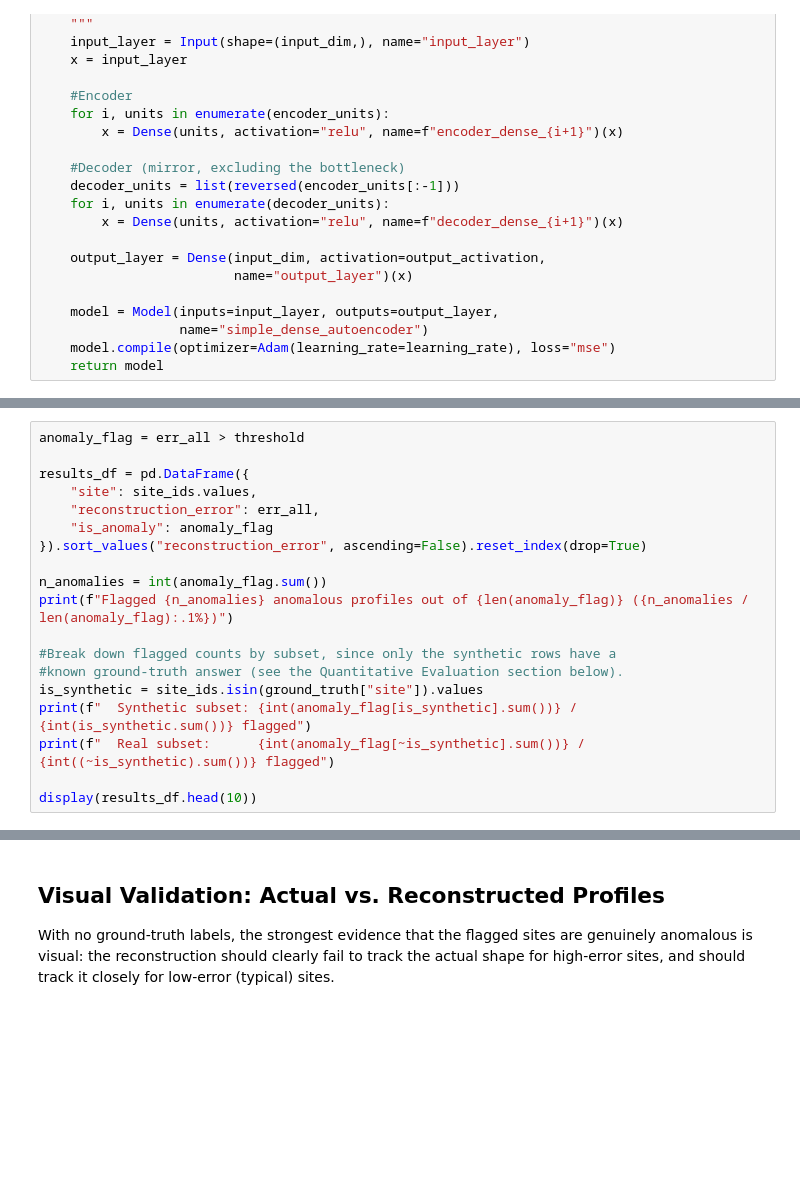
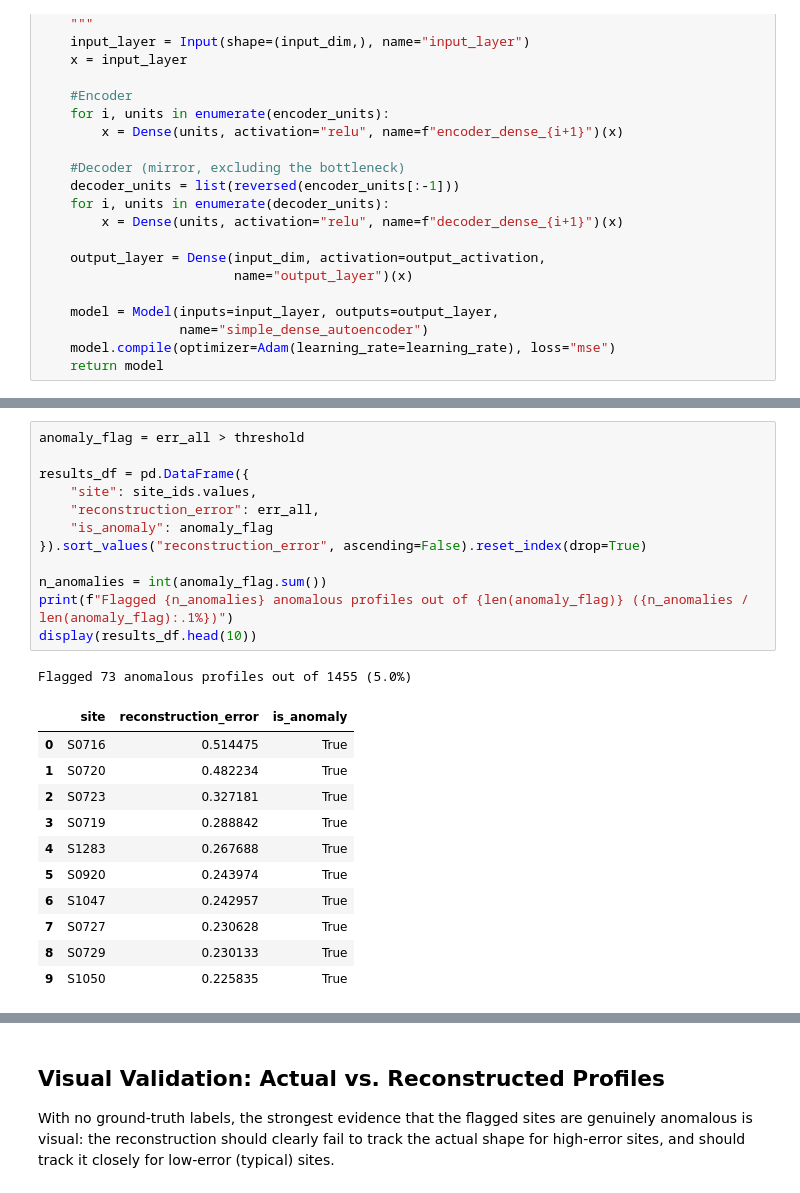
Before and after one commit to diego1soler/network-anomaly-detection, a Jupyter notebook: SDA.ipynb, the cells around one changed output, grey strips where cells are left out. Cells and saved outputs as stored; diff of their text form; blank space fills up the shorter version.

```diff
--- a/SDA.ipynb
+++ b/SDA.ipynb
@@ -424,22 +425,28 @@ print(f"Sites in val exceeding threshold:   {np.sum(err_val > threshold)} / {len
 # %%
 anomaly_flag = err_all > threshold
 
 results_df = pd.DataFrame({
     "site": site_ids.values,
     "reconstruction_error": err_all,
     "is_anomaly": anomaly_flag
 }).sort_values("reconstruction_error", ascending=False).reset_index(drop=True)
 
 n_anomalies = int(anomaly_flag.sum())
 print(f"Flagged {n_anomalies} anomalous profiles out of {len(anomaly_flag)} ({n_anomalies / len(anomaly_flag):.1%})")
-
-#Break down flagged counts by subset, since only the synthetic rows have a
-#known ground-truth answer (see the Quantitative Evaluation section below).
-is_synthetic = site_ids.isin(ground_truth["site"]).values
-print(f"  Synthetic subset: {int(anomaly_flag[is_synthetic].sum())} / {int(is_synthetic.sum())} flagged")
-print(f"  Real subset:      {int(anomaly_flag[~is_synthetic].sum())} / {int((~is_synthetic).sum())} flagged")
-
 display(results_df.head(10))
+# %% [output]
+Flagged 73 anomalous profiles out of 1455 (5.0%)
+|  | site | reconstruction_error | is_anomaly |
+| 0 | S0716 | 0.514475 | True |
+| 1 | S0720 | 0.482234 | True |
+| 2 | S0723 | 0.327181 | True |
+| 3 | S0719 | 0.288842 | True |
+| 4 | S1283 | 0.267688 | True |
+| 5 | S0920 | 0.243974 | True |
+| 6 | S1047 | 0.242957 | True |
+| 7 | S0727 | 0.230628 | True |
+| 8 | S0729 | 0.230133 | True |
+| 9 | S1050 | 0.225835 | True |
 # %%
 sorted_err = np.sort(err_all)[::-1]
 
```
Also changed, not shown: parts of 23 cells of this notebook, 11 other files.
